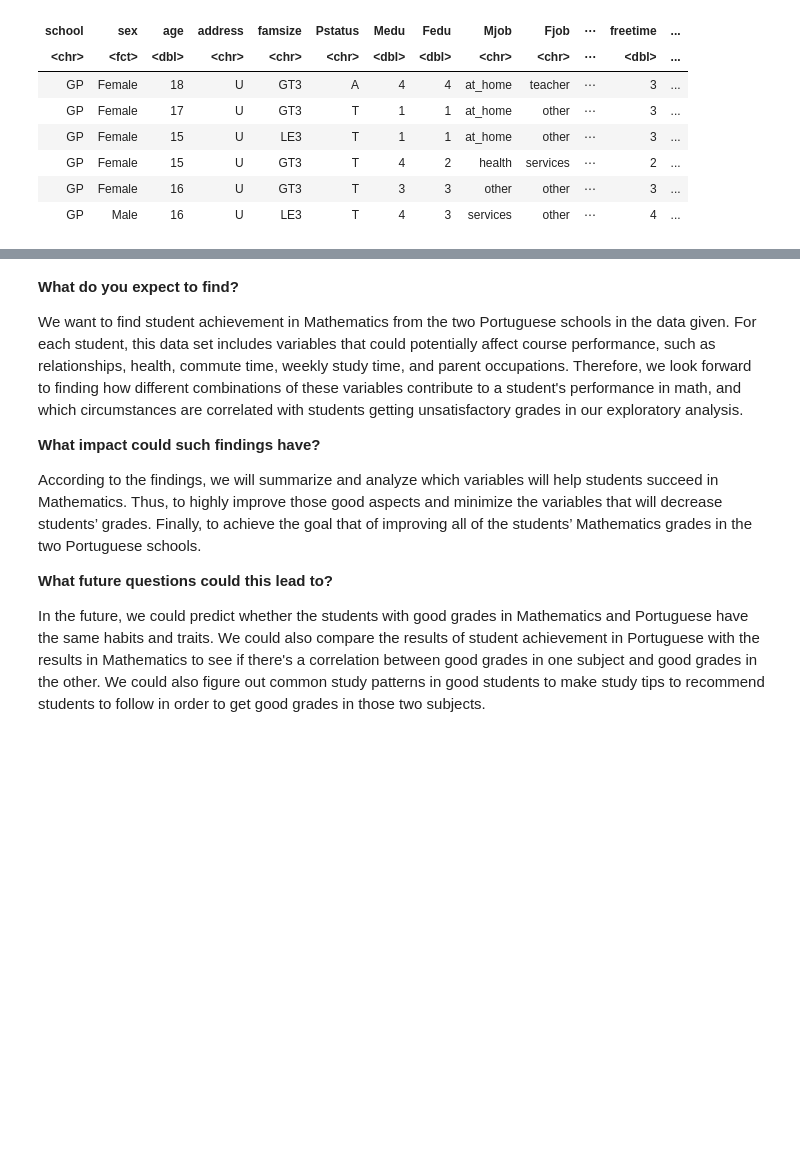
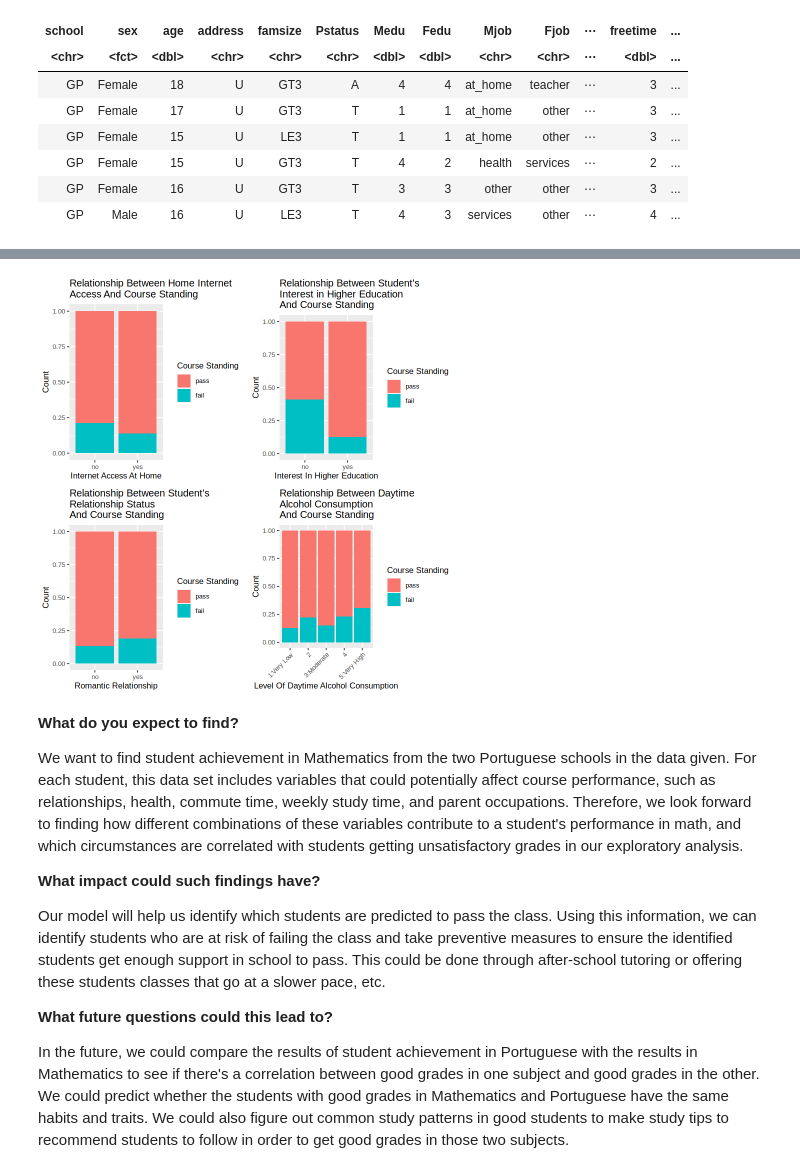
Before and after one commit to kcarri02/GROUP-PROJECT, a Jupyter notebook: ProjectNotebook.ipynb, the cells around one changed output, grey strips where cells are left out. Drawn from its saved outputs; the diff is of its cells as text; code cells hidden in the pictures; blank space fills up the shorter version.

```diff
--- a/ProjectNotebook.ipynb
+++ b/ProjectNotebook.ipynb
@@ -105,3 +119,38 @@ studytime_vs_grade_plot
+# %%
+internet_grade <- math_training |>
+                        ggplot(aes(x = internet, fill = standing)) +
+                        geom_bar(position = "fill") +
+                        labs(x = "Internet Access At Home", y = "Count", fill = "Course Standing") +
+                        ggtitle("Relationship Between Home Internet\nAccess And Course Standing") +
+                        theme(text= element_text(size = 10))
+higher_grade <- math_training |>
+                        ggplot(aes(x = higher, fill = standing)) +
+                        geom_bar(position = "fill") +
+                        labs(x = "Interest In Higher Education", y = "Count", fill = "Course Standing") +
+                        ggtitle("Relationship Between Student's\nInterest in Higher Education\nAnd Course Standing") +
+                        theme(text= element_text(size = 10))
+relationship_grade <- math_training |>
+                        ggplot(aes(x = romantic, fill = standing)) +
+                        geom_bar(position = "fill") +
+                        labs(x = "Romantic Relationship", y = "Count", fill = "Course Standing") +
+                        ggtitle("Relationship Between Student's\nRelationship Status\nAnd Course Standing") +
+                        theme(text= element_text(size = 10))
+famsup_grade <- math_training |>
+                        mutate(Dalc = as_factor(Dalc)) |>
+                        mutate(Dalc = fct_recode(Dalc, "1:Very Low" = "1",
+                                                 "2" = "2",
+                                                 "3:Moderate" = "3",
+                                                 "4" = "4",
+                                                 "5:Very High" = "5")) |>
+                        ggplot(aes(x = Dalc, fill = standing)) +
+                        geom_bar(position = "fill") +
+                        labs(x = "Level Of Daytime Alcohol Consumption", y = "Count", fill = "Course Standing") +
+                        ggtitle("Relationship Between Daytime\nAlcohol Consumption\nAnd Course Standing") +
+                        theme(axis.text.x = element_text(angle = 45, hjust = 1),
+                              text = element_text(size = 10))
+plot_grid(internet_grade, higher_grade, relationship_grade, famsup_grade)
+# %% [output]
+[figure, added]
 # %% [markdown]
 **What do you expect to find?**
 
@@ -109,8 +158,8 @@ We want to find student achievement in Mathematics from the two Portuguese schoo
 
 **What impact could such findings have?**
 
-According to the findings, we will summarize and analyze which variables will help students succeed in Mathematics. Thus, to highly improve those good aspects and minimize the variables that will decrease students’ grades. Finally, to achieve the goal that of improving all of the students’ Mathematics grades in the two Portuguese schools.
+Our model will help us identify which students are predicted to pass the class. Using this information, we can identify students who are at risk of failing the class and take preventive measures to ensure the identified students get enough support in school to pass. This could be done through after-school tutoring or offering these students classes that go at a slower pace, etc.
 
 **What future questions could this lead to?**
 
-In the future, we could predict whether the students with good grades in Mathematics and Portuguese have the same habits and traits. We could also compare the results of student achievement in Portuguese with the results in Mathematics to see if there's a correlation between good grades in one subject and good grades in the other. We could also figure out common study patterns in good students to make study tips to recommend students to follow in order to get good grades in those two subjects.
+In the future, we could compare the results of student achievement in Portuguese with the results in Mathematics to see if there's a correlation between good grades in one subject and good grades in the other. We could predict whether the students with good grades in Mathematics and Portuguese have the same habits and traits. We could also figure out common study patterns in good students to make study tips to recommend students to follow in order to get good grades in those two subjects.
```
Also changed, not shown: parts of 6 cells of this notebook.
